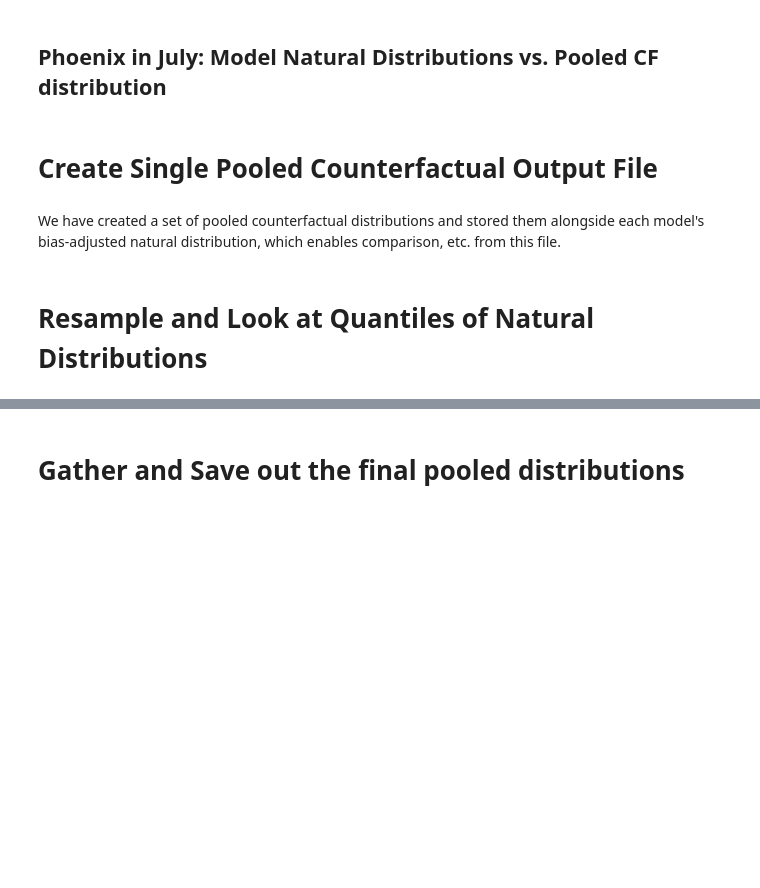
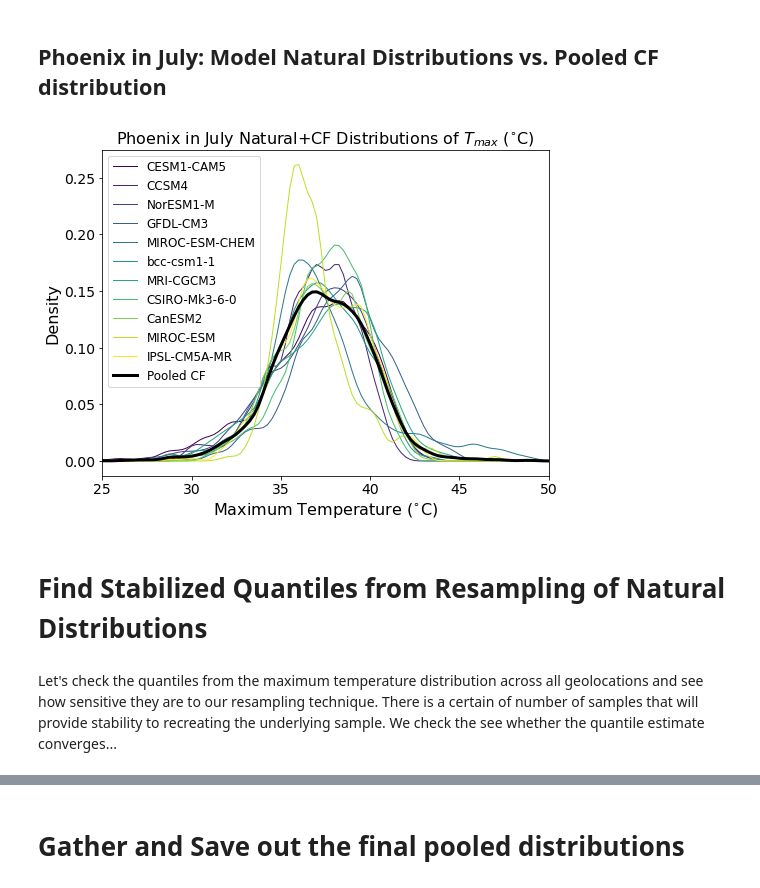
Before and after one commit to climatecentral/gilford22_attframework, a Jupyter notebook: CMIP5_create_CFdistribution.ipynb, the cells around one changed output, grey strips where cells are left out. Saved outputs shown, nothing was run; the diff lists cells and outputs as text; code cells hidden in the pictures; blank space fills up the shorter version.

Commit message:
Added distribution resampling to utilities, CF code visuals

```diff
--- a/CMIP5_create_CFdistribution.ipynb
+++ b/CMIP5_create_CFdistribution.ipynb
@@ -202,6 +218,7 @@ for mi in months:
     plt.ylabel('Counts')
     plt.legend(loc='upper left',fontsize=16)
     plt.ylim([0,350000])
+    del CF_mi
 
 fig.subplots_adjust(wspace=0.3,hspace=0.5)
 fig.suptitle('\n\n Global Monthly Counterfactual Distributions of $T_{max}$ ($^{\circ}$C) from BA-CMIP5',fontsize=20)
@@ -210,40 +227,56 @@ plt.show()
 [figure]
 # %% [markdown]
 ## Phoenix in July: Model Natural Distributions vs. Pooled CF distribution
+# %%
+# define the bins to analyze the distributions over with KDE
+kwidth=0.25
+kbins=np.arange(minnat,maxnat+kwidth,kwidth)
 # %%
 # set up the plot
 plt.figure(figsize=(8,6))
 cols_models=cmap(np.linspace(0,1,nmodel))
 
-# plot the annual data
-for mk,k in enumerate(annualkeys):
+# load the example month's pooled data
+mon_zarrname='pooledCF_mon'+str(eg_month).zfill(2)+'.zarr'
+ds_in=util.load_zarr_local(pooled_savepath,mon_zarrname)
+dist_pooled=ds_in[pooledvarname].sel(lon=eg_loc[0],lat=eg_loc[1],method='nearest').load()
+# randomly sample the distribution
+pooled_values=randomly_sample_histogram(dist_pooled,bins=dist_pooled[binkey])
+# calculate a kernel density estimation for the resampled pooled distribution
+pooled_kde=gaussian_kde(pooled_values.values,bw_method='silverman')
 
-    # get the model name
-    mname=k[:-7]
+# loop over the models
+for ki,mname in enumerate(modelnames):
 
-    # resample the histograms
-    keydat=util.randomly_sample_histogram(phxNatdist[k],nsample)
+    # isolate this particular model's distribution at the example location
+    dist_ki=ds_in[mname].sel(lon=eg_loc[0],lat=eg_loc[1],method='nearest').load()
 
-    # calculate the kerndel density estimation
-    keykde=gaussian_kde(keydat.values,bw_method='silverman')
+    # resample the distributions
+    resampled_ki=randomly_sample_histogram(dist_ki,bins=dist_ki[binkey])
+
+    # calculate a kernel density estimation for the model's distribution
+    ki_kde=gaussian_kde(resampled_ki.values,bw_method='silverman')
 
     # plot the result
-    plt.plot(kbins,keykde(kbins),lw=0.5,color=cols[mk],label=mname)
+    plt.plot(kbins,ki_kde(kbins),lw=1,color=cols_models[ki],label=mname)
 
 # plot the pooled results
-plt.plot(kbins,poolkde(kbins),lw=1,color='k',label='Nat. Pooled')
+plt.plot(kbins,pooled_kde(kbins),lw=3,color='k',label='Pooled CF')
 
 # set other aspects of the plot
-plt.xlabel('Maximum Temperature (C)')
-plt.ylabel('Density')
-plt.legend()
-plt.title('Phoenix Annual Natural Distributions of $T_{max}$ ($^{\circ}$C) from BA-CMIP5')
+plt.xlabel('Maximum Temperature ($^{\circ}$C)',fontsize=16)
+plt.ylabel('Density',fontsize=16)
+plt.xticks(fontsize=14)
+plt.yticks(fontsize=14)
+plt.xlim([25,50])
+plt.legend(loc='upper left',fontsize=12)
+plt.title('Phoenix in July Natural+CF Distributions of $T_{max}$ ($^{\circ}$C)',fontsize=16)
 
 plt.show()
+# %% [output]
+[figure, added]
-# %% [markdown]
-# Create Single Pooled Counterfactual Output File
-# %% [markdown]
-We have created a set of pooled counterfactual distributions and stored them alongside each model's bias-adjusted natural distribution, which enables comparison, etc. from this file.
 # %% [markdown]
-# Resample and Look at Quantiles of Natural Distributions
+# Find Stabilized Quantiles from Resampling of Natural Distributions
+# %% [markdown]
+Let's check the quantiles from the maximum temperature distribution across all geolocations and see how sensitive they are to our resampling technique. There is a certain of number of samples that will provide stability to recreating the underlying sample. We check the see whether the quantile estimate converges...
 # %%
```
Also changed, not shown: parts of 10 cells of this notebook, 1 other file.
